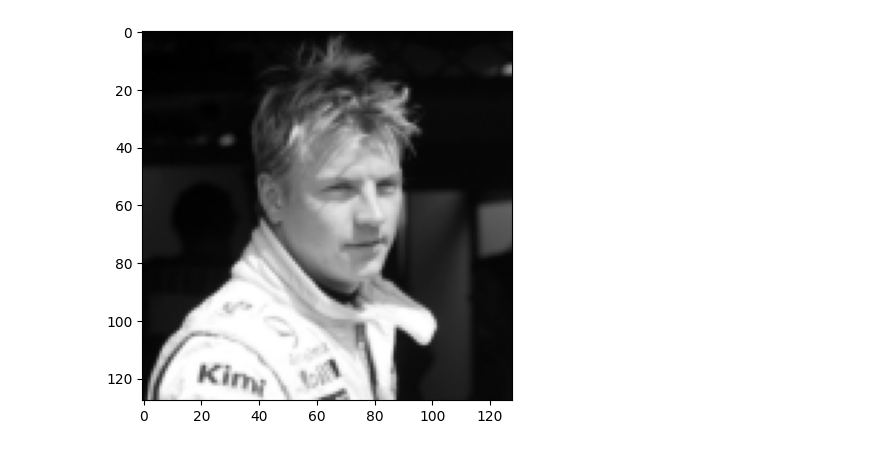
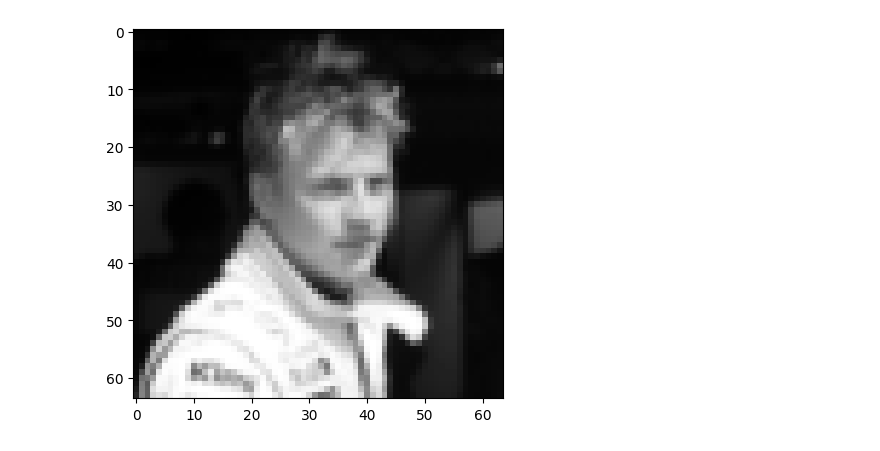
Before and after one commit to keeeeeeen/qiskitQIMP, a Jupyter notebook: edge.ipynb, the cells around one changed output. Cells and saved outputs as stored; diff of their text form; code cells hidden in the pictures.

```diff
--- a/edge.ipynb
+++ b/edge.ipynb
@@ -10,17 +10,17 @@ from skimage.transform import resize
 # %%
 #Import + Processing
 filename = 'kimi.jpg'
 image = matpltimg.imread(filename)
 
 # Resize the image
-n_qubits = 15 # an even number, since image is square
+n_qubits = 12 # an even number, since image is square
 n_pixels_per_side = 2**int(n_qubits/2)
 image = resize(image, (n_pixels_per_side, n_pixels_per_side))
 
 image = 0.299*image[:,:,0]+0.586*image[:,:,1]+0.144*image[:,:,2]
 
 fig, ax = plt.subplots()
 ax.imshow(image, cmap='gray')
 plt.show()
 # %% [output]
-[figure, old version]
+[figure, new version]
```
Also changed, not shown: parts of 5 cells of this notebook.
